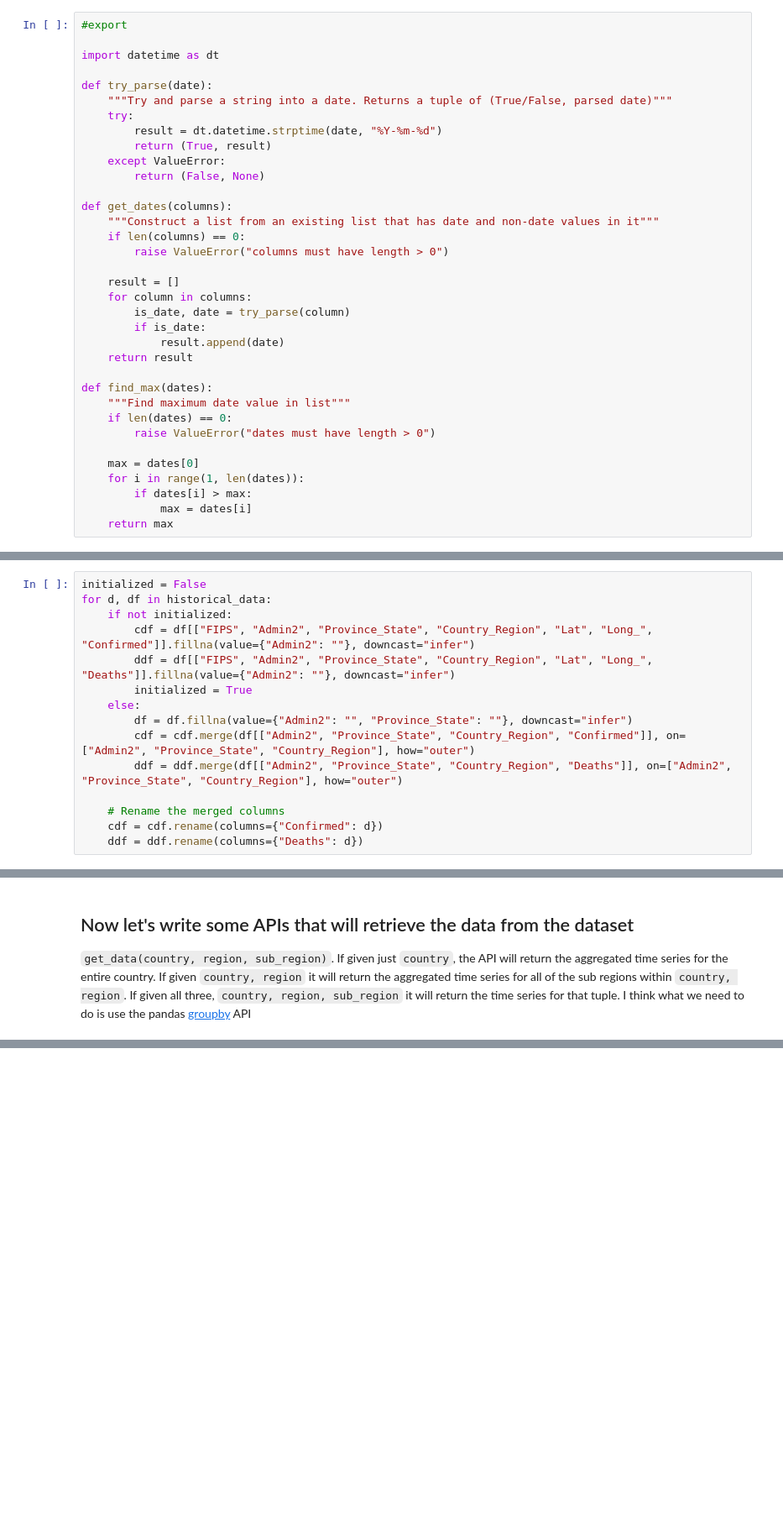
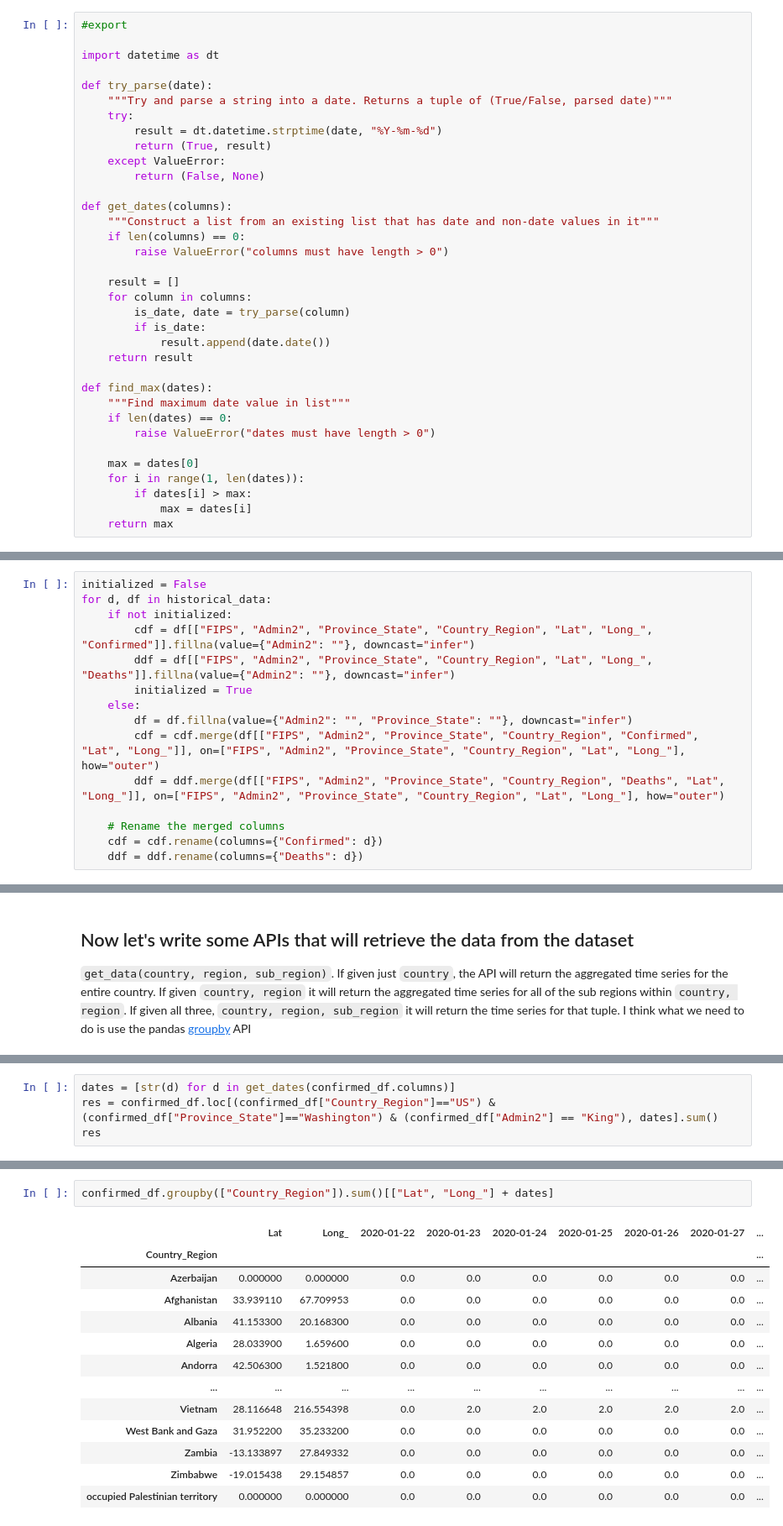
Before and after one commit to jflam/covid19, a Jupyter notebook: 01_data.ipynb, the cells around one changed output, grey strips where cells are left out. Shown at 84% size. Drawn from its saved outputs; the diff is of its cells as text; blank space fills up the shorter version.

Commit message:
beginnings of data access API and fixed FIPS merge bug

```diff
--- a/01_data.ipynb
+++ b/01_data.ipynb
@@ -417,7 +417,7 @@ def get_dates(columns):
     for column in columns:
         is_date, date = try_parse(column)
         if is_date:
-            result.append(date)
+            result.append(date.date())
     return result
 
 def find_max(dates):
@@ -534,8 +534,8 @@ for d, df in historical_data:
         initialized = True
     else:
         df = df.fillna(value={"Admin2": "", "Province_State": ""}, downcast="infer")
-        cdf = cdf.merge(df[["Admin2", "Province_State", "Country_Region", "Confirmed"]], on=["Admin2", "Province_State", "Country_Region"], how="outer")
-        ddf = ddf.merge(df[["Admin2", "Province_State", "Country_Region", "Deaths"]], on=["Admin2", "Province_State", "Country_Region"], how="outer")
+        cdf = cdf.merge(df[["FIPS", "Admin2", "Province_State", "Country_Region", "Confirmed", "Lat", "Long_"]], on=["FIPS", "Admin2", "Province_State", "Country_Region", "Lat", "Long_"], how="outer")
+        ddf = ddf.merge(df[["FIPS", "Admin2", "Province_State", "Country_Region", "Deaths", "Lat", "Long_"]], on=["FIPS", "Admin2", "Province_State", "Country_Region", "Lat", "Long_"], how="outer")
 
     # Rename the merged columns
     cdf = cdf.rename(columns={"Confirmed": d})
@@ -616,0 +615,4 @@ len(confirmed_df)
+# %%
+dates = [str(d) for d in get_dates(confirmed_df.columns)]
+res = confirmed_df.loc[(confirmed_df["Country_Region"]=="US") & (confirmed_df["Province_State"]=="Washington") & (confirmed_df["Admin2"] == "King"), dates].sum()
+res
@@ -616,0 +642,16 @@ len(confirmed_df)
+# %%
+confirmed_df.groupby(["Country_Region"]).sum()[["Lat", "Long_"] + dates]
+# %% [output]
+|  | Lat | Long_ | 2020-01-22 | 2020-01-23 | 2020-01-24 | 2020-01-25 | 2020-01-26 | 2020-01-27 | ... |
+| Country_Region |  |  |  |  |  |  |  |  | ... |
+| Azerbaijan | 0.000000 | 0.000000 | 0.0 | 0.0 | 0.0 | 0.0 | 0.0 | 0.0 | ... |
+| Afghanistan | 33.939110 | 67.709953 | 0.0 | 0.0 | 0.0 | 0.0 | 0.0 | 0.0 | ... |
+| Albania | 41.153300 | 20.168300 | 0.0 | 0.0 | 0.0 | 0.0 | 0.0 | 0.0 | ... |
+| Algeria | 28.033900 | 1.659600 | 0.0 | 0.0 | 0.0 | 0.0 | 0.0 | 0.0 | ... |
+| Andorra | 42.506300 | 1.521800 | 0.0 | 0.0 | 0.0 | 0.0 | 0.0 | 0.0 | ... |
+| ... | ... | ... | ... | ... | ... | ... | ... | ... | ... |
+| Vietnam | 28.116648 | 216.554398 | 0.0 | 2.0 | 2.0 | 2.0 | 2.0 | 2.0 | ... |
+| West Bank and Gaza | 31.952200 | 35.233200 | 0.0 | 0.0 | 0.0 | 0.0 | 0.0 | 0.0 | ... |
+| Zambia | -13.133897 | 27.849332 | 0.0 | 0.0 | 0.0 | 0.0 | 0.0 | 0.0 | ... |
+| Zimbabwe | -19.015438 | 29.154857 | 0.0 | 0.0 | 0.0 | 0.0 | 0.0 | 0.0 | ... |
+| occupied Palestinian territory | 0.000000 | 0.000000 | 0.0 | 0.0 | 0.0 | 0.0 | 0.0 | 0.0 | ... |
```
Also changed, not shown: parts of 27 cells of this notebook.
